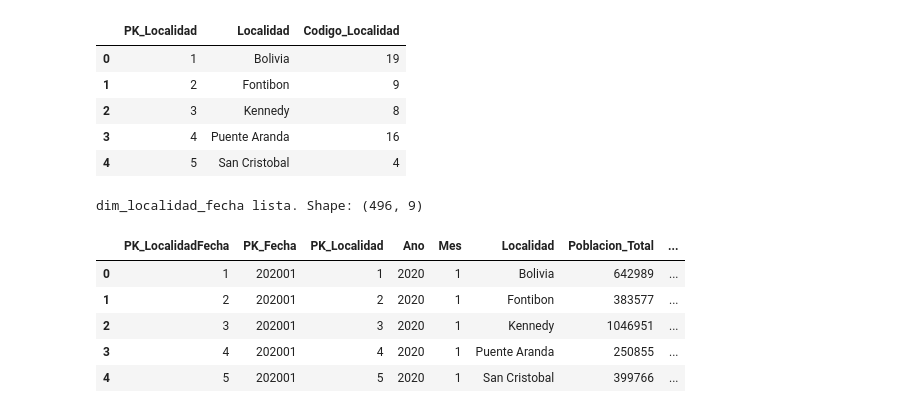
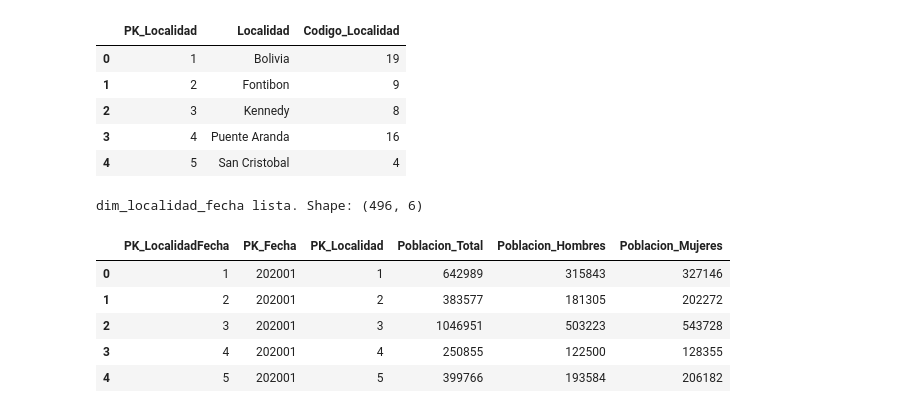
Before and after one commit to julianaduranl/P2_BI_Grupo9, a Jupyter notebook: ETL_parcial.ipynb, the cells around one changed output. Cells and saved outputs as stored; diff of their text form; code cells hidden in the pictures.

```diff
--- a/ETL_parcial.ipynb
+++ b/ETL_parcial.ipynb
@@ -601,7 +576,7 @@ iboca_clean listo. Shape: (1640005, 7)
 | 3 | 2021-01-01 03:00:00 | 2021.0 | 1.0 | Bolivia | 62.0 | 34.7 | 98.50 |
 | 4 | 2021-01-01 04:00:00 | 2021.0 | 1.0 | Bolivia | 94.0 | 37.9 | 106.12 |
 # %%
-# 2.2 LIMPIEZA SISAIRE → sisaire_clean (usando 'Fecha final' y 'Estacion')
+# 2.2 LIMPIEZA SISAIRE → sisaire_clean
 
 def limpiar_sisaire(raw_sisaire: pd.DataFrame) -> pd.DataFrame:
     df = raw_sisaire.copy()
@@ -609,30 +584,29 @@ def limpiar_sisaire(raw_sisaire: pd.DataFrame) -> pd.DataFrame:
     print("Columnas originales de SISAIRE:")
     print(df.columns.tolist())
 
-    # 1) Renombrar columnas clave a nombres estándar
+    #Renombrar columnas clave a nombres estándar
     df = df.rename(
         columns={
-            "Fecha final": "Fecha",
+            "Fecha inicial": "Fecha",
             "Estacion": "Localidad",
         }
     )
 
-    # 2) Convertir Fecha a datetime
+    # Convertir Fecha a datetime
     df["Fecha"] = pd.to_datetime(df["Fecha"], errors="coerce")
 
-    # 3) Año y mes
+    # Año y mes
     df["Ano"] = df["Fecha"].dt.year
     df["Mes"] = df["Fecha"].dt.month
 
-    # 4) Normalizar texto de localidad (AQUÍ entra TODO el fuzzy matching + caso Bolivia)
+    # Normalizar texto de localidad con fuzzy matching
     df["Localidad"] = df["Localidad"].apply(normalizar_localidad_texto)
 
-    # 5) Limpiar contaminantes numéricos
+    #Limpiar contaminantes numéricos
     contaminantes = ["NO2", "O3", "SO2", "CO"]
 
     for col in contaminantes:
         if col in df.columns:
-            # puedes usar el mismo patrón que en IBOCA
             df[col] = (
                 df[col]
                 .astype(str)
@@ -641,7 +615,7 @@ def limpiar_sisaire(raw_sisaire: pd.DataFrame) -> pd.DataFrame:
             )
             df[col] = pd.to_numeric(df[col], errors="coerce")
 
-    # 6) Columnas finales ordenadas
+    #Columnas finales ordenadas
     cols_finales = ["Fecha", "Ano", "Mes", "Localidad"] + [
         c for c in contaminantes if c in df.columns
     ]
@@ -1251,7 +1222,7 @@ dim_localidad lista. Shape: (8, 3)
 | 3 | 4 | Puente Aranda | 16 |
 | 4 | 5 | San Cristobal | 4 |
 # %%
-# 4.3 DIM_LOCALIDAD_FECHA (redefinida por si acaso)
+# 4.3 DIM_LOCALIDAD_FECHA (redefinida)
 
 def construir_dim_localidad_fecha(
     dim_fecha: pd.DataFrame,
@@ -1259,10 +1230,10 @@ def construir_dim_localidad_fecha(
     poblacion_clean: pd.DataFrame,
 ) -> pd.DataFrame:
     if dim_fecha.empty or dim_localidad.empty:
-        print("⚠️ dim_fecha o dim_localidad están vacías. Devuelvo DataFrame vacío.")
+        print(" dim_fecha o dim_localidad están vacías. Devuelvo DataFrame vacío.")
         return pd.DataFrame()
 
-    # Base: todas las combinaciones de Fecha (PK_Fecha, Ano, Mes) x Localidad
+    # Base: todas las combinaciones Fecha x Localidad
     base = (
         dim_fecha[["PK_Fecha", "Ano", "Mes"]]
         .assign(key=1)
@@ -1272,50 +1243,52 @@ def construir_dim_localidad_fecha(
         )
         .drop(columns="key")
     )
 
-    # Unimos con población por Año y Localidad
-    # poblacion_clean: Ano, Codigo_Localidad, Localidad, Poblacion_*
-    pob = poblacion_clean.copy()
-
+    # Merge con población
     df = base.merge(
-        pob,
+        poblacion_clean,
         on=["Ano", "Localidad"],
         how="left",
         suffixes=("", "_pob")
     )
 
-    # Crear PK_LocalidadFecha
+    # Orden + PK_LocalidadFecha
     df = df.sort_values(["Ano", "Mes", "Localidad"]).reset_index(drop=True)
     df.insert(0, "PK_LocalidadFecha", df.index + 1)
 
+    # Columnas finales
     columnas = [
         "PK_LocalidadFecha",
         "PK_Fecha", "PK_Localidad",
-        "Ano", "Mes", "Localidad",
         "Poblacion_Total", "Poblacion_Hombres", "Poblacion_Mujeres"
     ]
-    # Por si alguna columna de población no existe:
     columnas = [c for c in columnas if c in df.columns]
+    df = df[columnas]
 
-    df = df[columnas]
+    # Forzar tipos int64 en las llaves
+    llaves = ["PK_LocalidadFecha", "PK_Fecha", "PK_Localidad"]
+    for col in llaves:
+        if col in df.columns:
+            df[col] = df[col].astype("int64")   # 100% ints, sin floats
 
     print("dim_localidad_fecha lista. Shape:", df.shape)
     return df
 
-# 👇 MUY IMPORTANTE: crear realmente la tabla
+
+# crear realmente la tabla
 dim_localidad_fecha = construir_dim_localidad_fecha(
     dim_fecha, dim_localidad, poblacion_clean
 )
 
 dim_localidad_fecha.head()
 # %% [output]
-dim_localidad_fecha lista. Shape: (496, 9)
+dim_localidad_fecha lista. Shape: (496, 6)
-|  | PK_LocalidadFecha | PK_Fecha | PK_Localidad | Ano | Mes | Localidad | Poblacion_Total | ... |
-| 0 | 1 | 202001 | 1 | 2020 | 1 | Bolivia | 642989 | ... |
-| 1 | 2 | 202001 | 2 | 2020 | 1 | Fontibon | 383577 | ... |
-| 2 | 3 | 202001 | 3 | 2020 | 1 | Kennedy | 1046951 | ... |
-| 3 | 4 | 202001 | 4 | 2020 | 1 | Puente Aranda | 250855 | ... |
-| 4 | 5 | 202001 | 5 | 2020 | 1 | San Cristobal | 399766 | ... |
+|  | PK_LocalidadFecha | PK_Fecha | PK_Localidad | Poblacion_Total | Poblacion_Hombres | Poblacion_Mujeres |
+| 0 | 1 | 202001 | 1 | 642989 | 315843 | 327146 |
+| 1 | 2 | 202001 | 2 | 383577 | 181305 | 202272 |
+| 2 | 3 | 202001 | 3 | 1046951 | 503223 | 543728 |
+| 3 | 4 | 202001 | 4 | 250855 | 122500 | 128355 |
+| 4 | 5 | 202001 | 5 | 399766 | 193584 | 206182 |
 # %% [markdown]
 ## 5. Construcción de tablas de hechos
 
```
Also changed, not shown: parts of 23 cells of this notebook, 9 other files.
